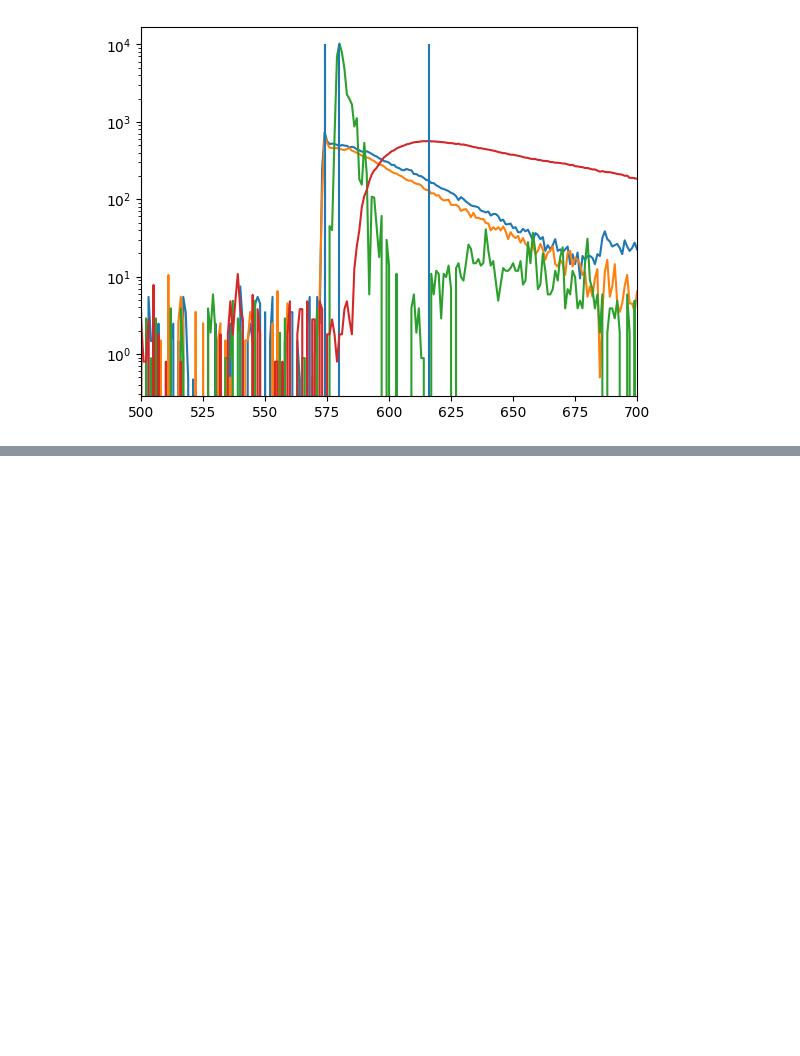
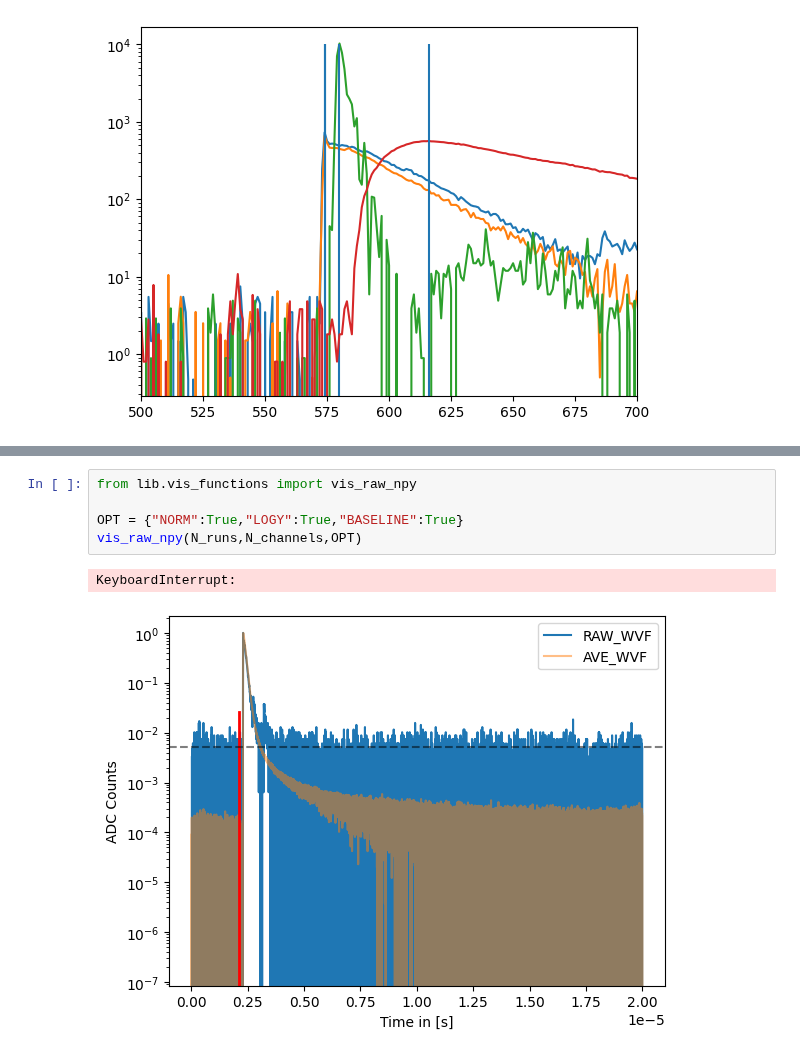
Before and after one commit to CIEMAT-Neutrino/SCINT, a Jupyter notebook: notebooks/Analysis.ipynb, the cells around one changed output, grey strips where cells are left out. Cells and saved outputs as stored; diff of their text form; blank space fills up the shorter version.

```diff
--- a/notebooks/Analysis.ipynb
+++ b/notebooks/Analysis.ipynb
@@ -83,0 +91,8 @@ def save_proccesed_variables(my_runs,out_path="data/Analysis_"):
+# %%
+from lib.vis_functions import vis_raw_npy
+
+OPT = {"NORM":True,"LOGY":True,"BASELINE":True}
+vis_raw_npy(N_runs,N_channels,OPT)
+# %% [output]
+KeyboardInterrupt:
+[figure, added]
```
Also changed, not shown: parts of 3 cells of this notebook.
